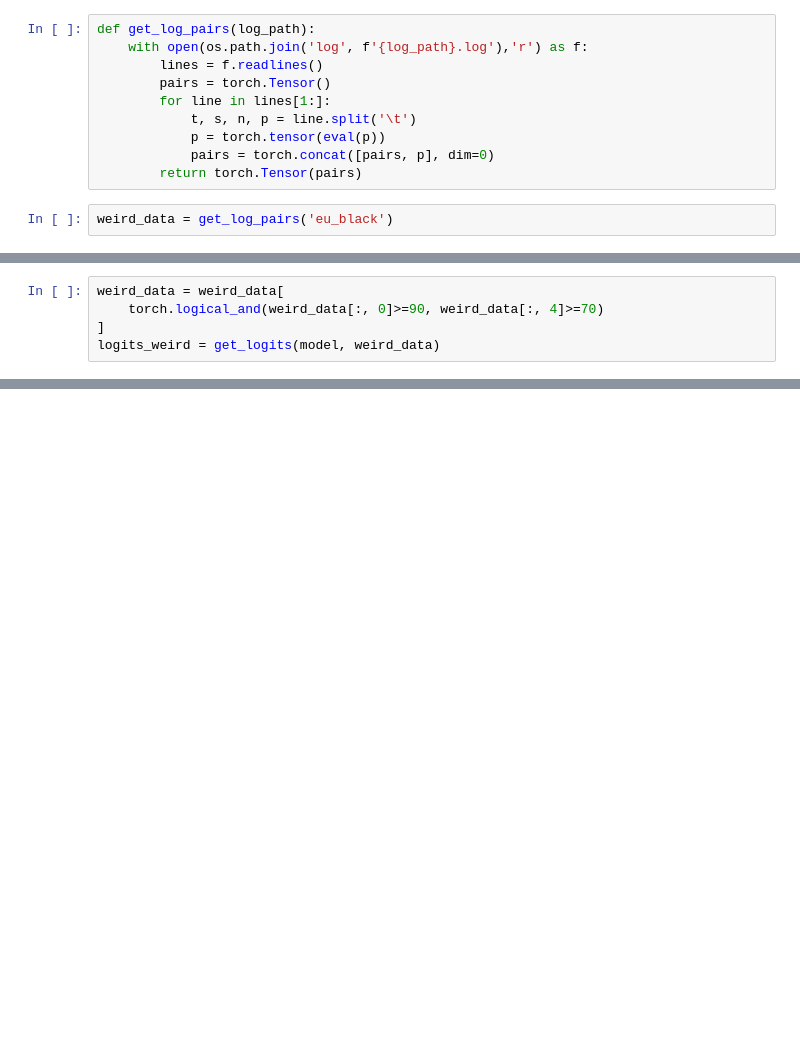
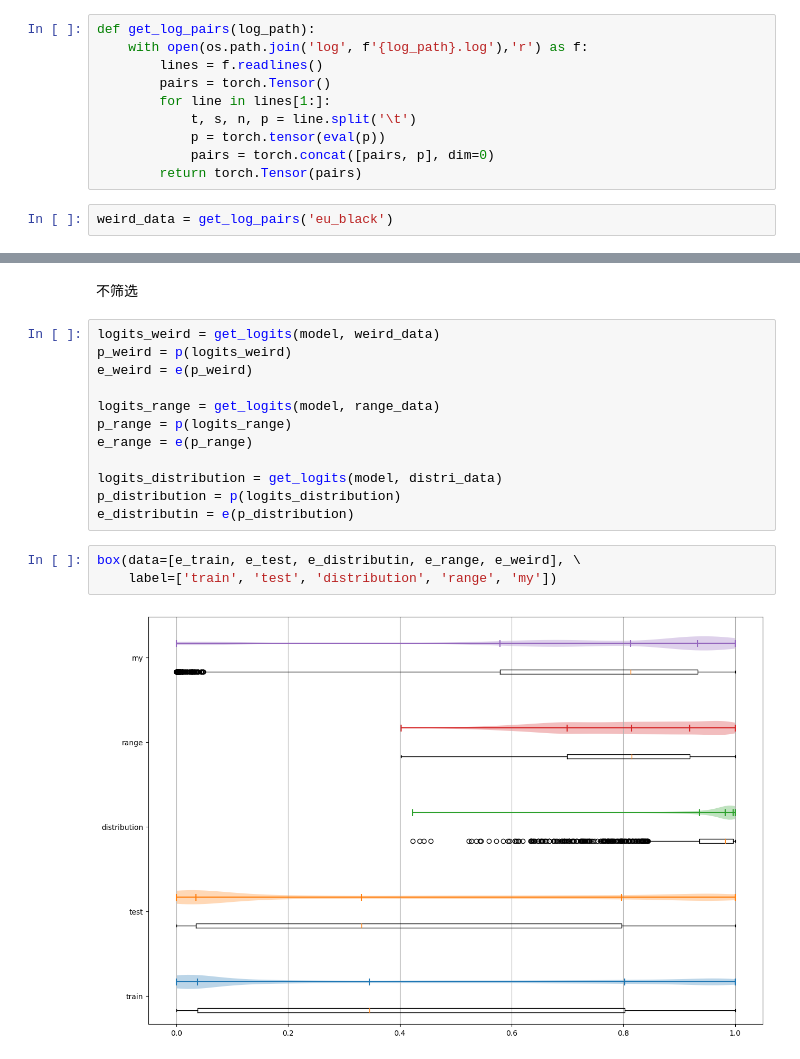
Before and after one commit to UnitDan/substantiating-for-fairness-auditing, a Jupyter notebook: test_mia.ipynb, the cells around one changed output, grey strips where cells are left out. Drawn from its saved outputs; the diff is of its cells as text; blank space fills up the shorter version.

```diff
--- a/test_mia.ipynb
+++ b/test_mia.ipynb
@@ -93,5 +137,0 @@ ax.plot([x1, x2], [x1, x2])
-# %%
-weird_data = weird_data[
-    torch.logical_and(weird_data[:, 0]>=90, weird_data[:, 4]>=70)
-]
-logits_weird = get_logits(model, weird_data)
@@ -145,0 +243,19 @@ display(adult.get_original_feature(weird_data))
+# %% [markdown]
+不筛选
+# %%
+logits_weird = get_logits(model, weird_data)
+p_weird = p(logits_weird)
+e_weird = e(p_weird)
+
+logits_range = get_logits(model, range_data)
+p_range = p(logits_range)
+e_range = e(p_range)
+
+logits_distribution = get_logits(model, distri_data)
+p_distribution = p(logits_distribution)
+e_distributin = e(p_distribution)
+# %%
+box(data=[e_train, e_test, e_distributin, e_range, e_weird], \
+    label=['train', 'test', 'distribution', 'range', 'my'])
+# %% [output]
+[figure, added]
```
Also changed, not shown: parts of 38 cells of this notebook, 7 other files.
